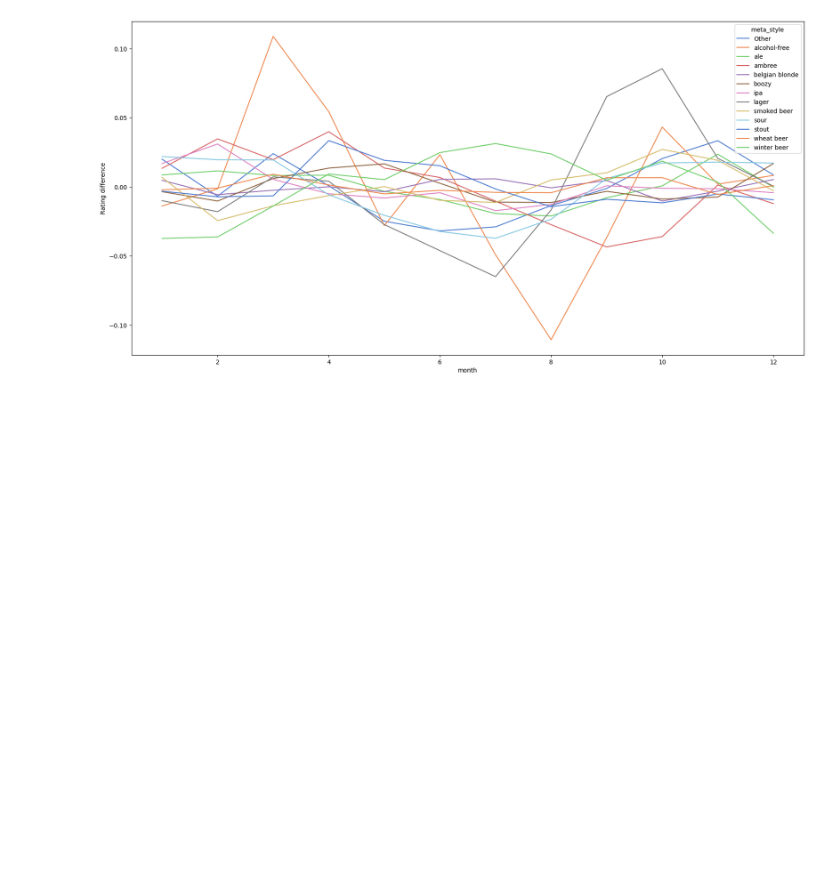
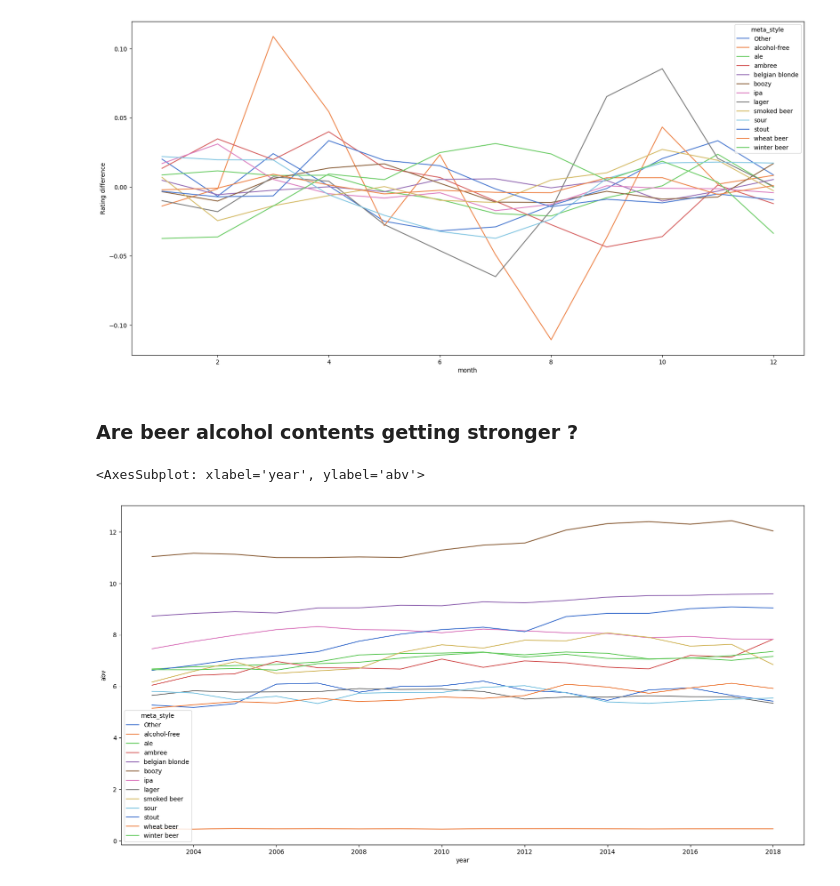
Before and after one commit to com-480-data-visualization/project-2023-viz-ionaries, a Jupyter notebook: Exploration.ipynb, the cells around one changed output. Saved outputs shown, nothing was run; the diff lists cells and outputs as text; code cells hidden in the pictures; blank space fills up the shorter version.

Commit message:
merge analysis abv

```diff
--- a/Exploration.ipynb
+++ b/Exploration.ipynb
@@ -239,3 +239,13 @@ sns.lineplot(x="month", y="Rating difference", hue="meta_style", data=meta_style
 # %% [output]
 <AxesSubplot: xlabel='month', ylabel='Rating difference'>
 [figure]
+# %% [markdown]
+### Are beer alcohol contents getting stronger ?
+# %%
+review_meta_style = reviews_2003[["year", "beer_id"]].merge(beers[["meta_style", "abv"]], left_on="beer_id", right_index = True, how="inner")
+meta_style_per_year = review_meta_style.groupby(['year', 'meta_style'])['abv'].mean().reset_index()
+fig, ax = plt.subplots(figsize=(20, 10))
+sns.lineplot(x="year", y="abv", hue="meta_style", data=meta_style_per_year, palette="muted", ax=ax)
+# %% [output]
+<AxesSubplot: xlabel='year', ylabel='abv'>
+[figure, added]
```
